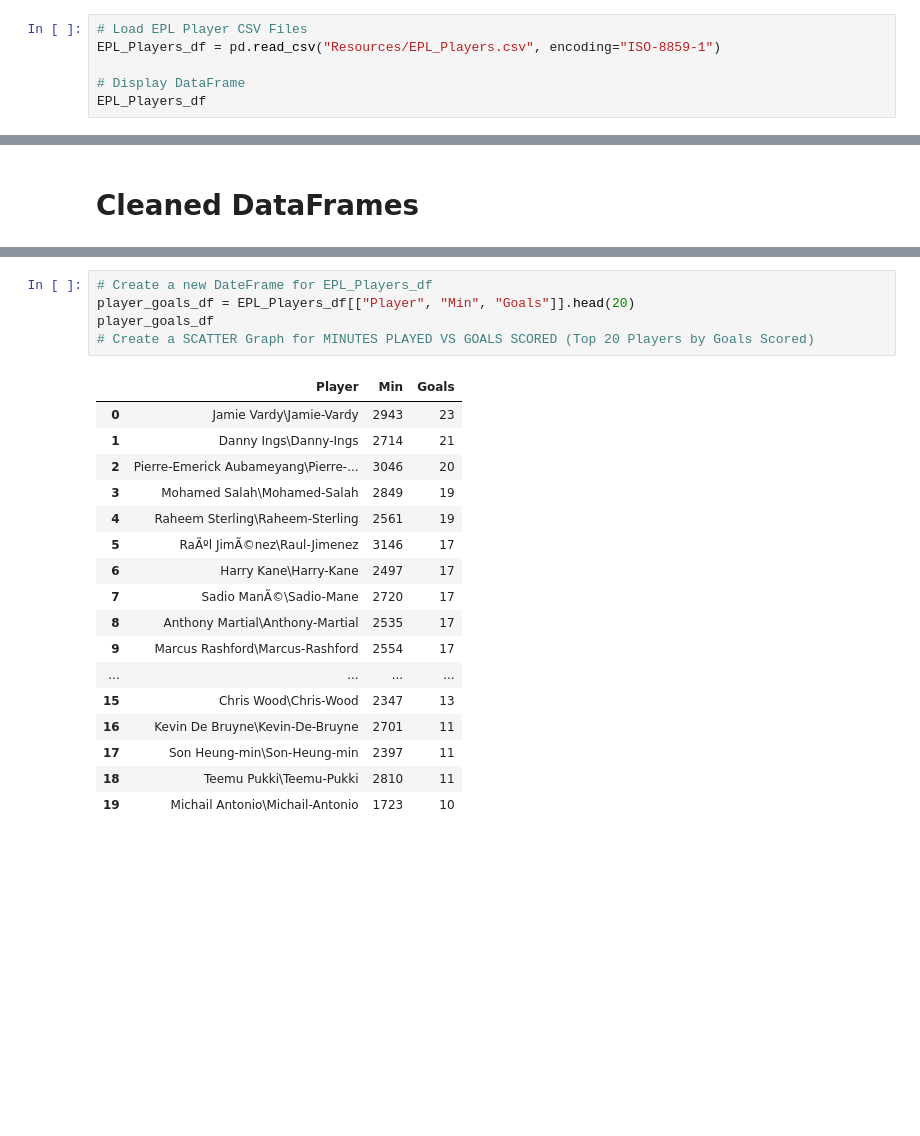
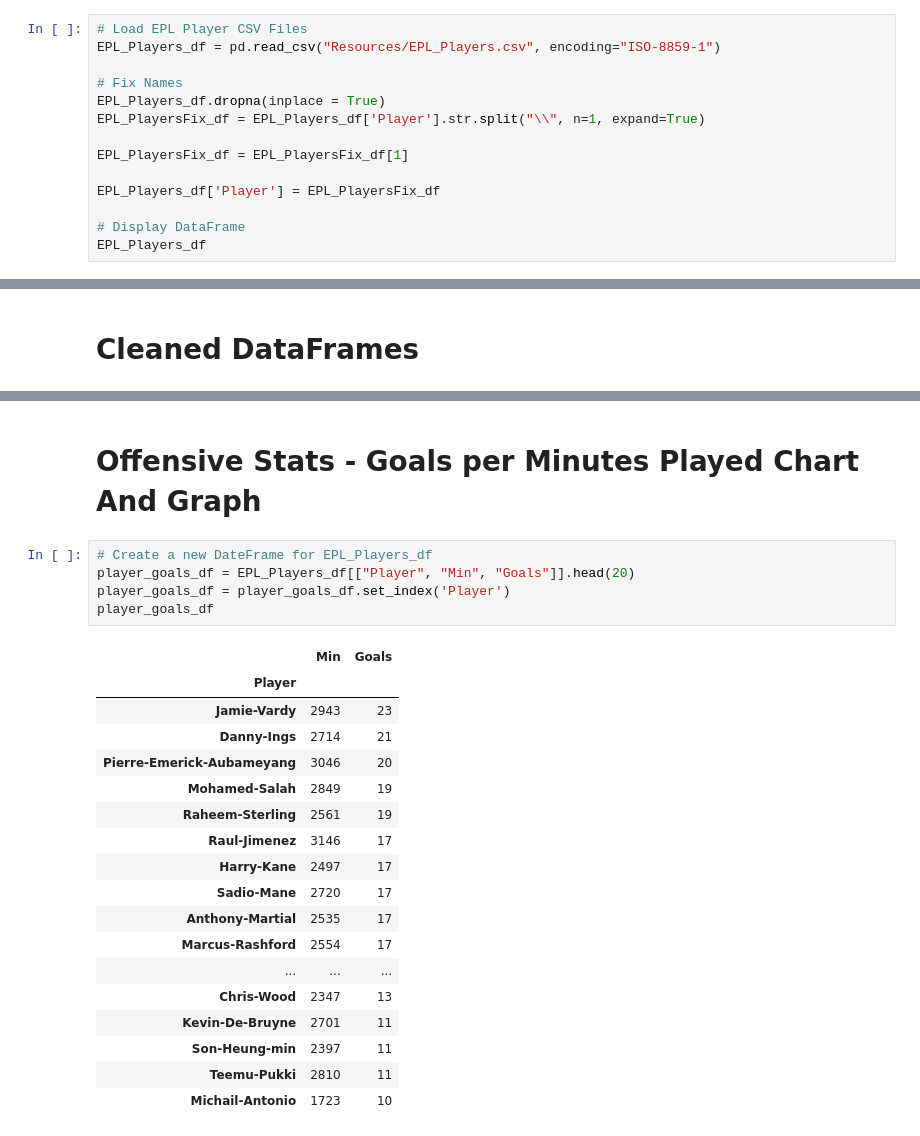
Before and after one commit to onenaghi/Web-Design-Challenge, a Jupyter notebook: WebData.ipynb, the cells around one changed output, grey strips where cells are left out. Cells and saved outputs as stored; diff of their text form; blank space fills up the shorter version.

```diff
--- a/WebData.ipynb
+++ b/WebData.ipynb
@@ -31,6 +31,14 @@ EPL_df
 # Load EPL Player CSV Files
 EPL_Players_df = pd.read_csv("Resources/EPL_Players.csv", encoding="ISO-8859-1")
 
+# Fix Names
+EPL_Players_df.dropna(inplace = True)
+EPL_PlayersFix_df = EPL_Players_df['Player'].str.split("\\", n=1, expand=True)
+
+EPL_PlayersFix_df = EPL_PlayersFix_df[1]
+
+EPL_Players_df['Player'] = EPL_PlayersFix_df
+
 # Display DataFrame
 EPL_Players_df
 # %% [output]
@@ -178,23 +232,26 @@ plt.show()
+# %% [markdown]
+# Offensive Stats - Goals per Minutes Played Chart And Graph
 # %%
 # Create a new DateFrame for EPL_Players_df
 player_goals_df = EPL_Players_df[["Player", "Min", "Goals"]].head(20)
+player_goals_df = player_goals_df.set_index('Player')
 player_goals_df
-# Create a SCATTER Graph for MINUTES PLAYED VS GOALS SCORED (Top 20 Players by Goals Scored)
 # %% [output]
-|  | Player | Min | Goals |
-| 0 | Jamie Vardy\Jamie-Vardy | 2943 | 23 |
-| 1 | Danny Ings\Danny-Ings | 2714 | 21 |
-| 2 | Pierre-Emerick Aubameyang\Pierre-... | 3046 | 20 |
-| 3 | Mohamed Salah\Mohamed-Salah | 2849 | 19 |
-| 4 | Raheem Sterling\Raheem-Sterling | 2561 | 19 |
-| 5 | RaÃºl JimÃ©nez\Raul-Jimenez | 3146 | 17 |
-| 6 | Harry Kane\Harry-Kane | 2497 | 17 |
-| 7 | Sadio ManÃ©\Sadio-Mane | 2720 | 17 |
-| 8 | Anthony Martial\Anthony-Martial | 2535 | 17 |
-| 9 | Marcus Rashford\Marcus-Rashford | 2554 | 17 |
-| ... | ... | ... | ... |
-| 15 | Chris Wood\Chris-Wood | 2347 | 13 |
-| 16 | Kevin De Bruyne\Kevin-De-Bruyne | 2701 | 11 |
-| 17 | Son Heung-min\Son-Heung-min | 2397 | 11 |
-| 18 | Teemu Pukki\Teemu-Pukki | 2810 | 11 |
-| 19 | Michail Antonio\Michail-Antonio | 1723 | 10 |
+|  | Min | Goals |
+| Player |  |  |
+| Jamie-Vardy | 2943 | 23 |
+| Danny-Ings | 2714 | 21 |
+| Pierre-Emerick-Aubameyang | 3046 | 20 |
+| Mohamed-Salah | 2849 | 19 |
+| Raheem-Sterling | 2561 | 19 |
+| Raul-Jimenez | 3146 | 17 |
+| Harry-Kane | 2497 | 17 |
+| Sadio-Mane | 2720 | 17 |
+| Anthony-Martial | 2535 | 17 |
+| Marcus-Rashford | 2554 | 17 |
+| ... | ... | ... |
+| Chris-Wood | 2347 | 13 |
+| Kevin-De-Bruyne | 2701 | 11 |
+| Son-Heung-min | 2397 | 11 |
+| Teemu-Pukki | 2810 | 11 |
+| Michail-Antonio | 1723 | 10 |
```
Also changed, not shown: parts of 26 cells of this notebook, 9 other files.
